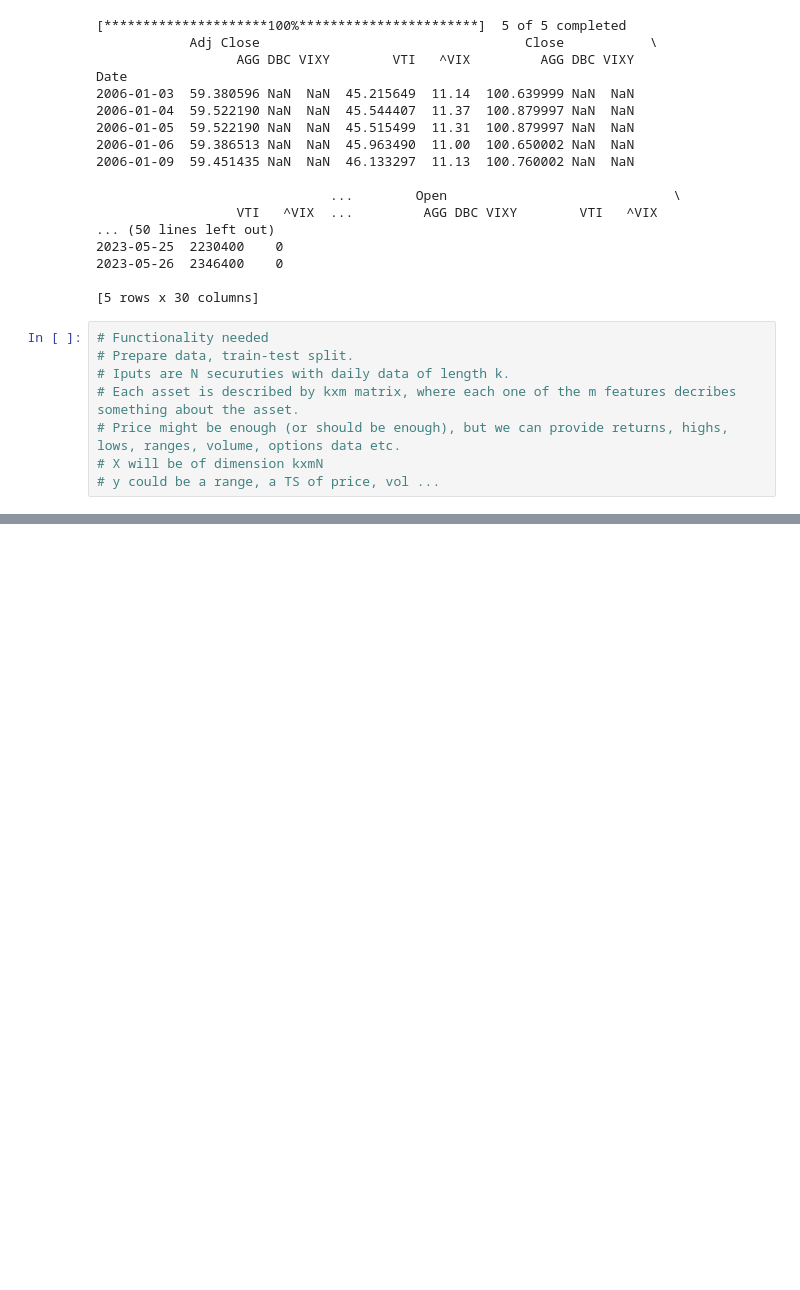
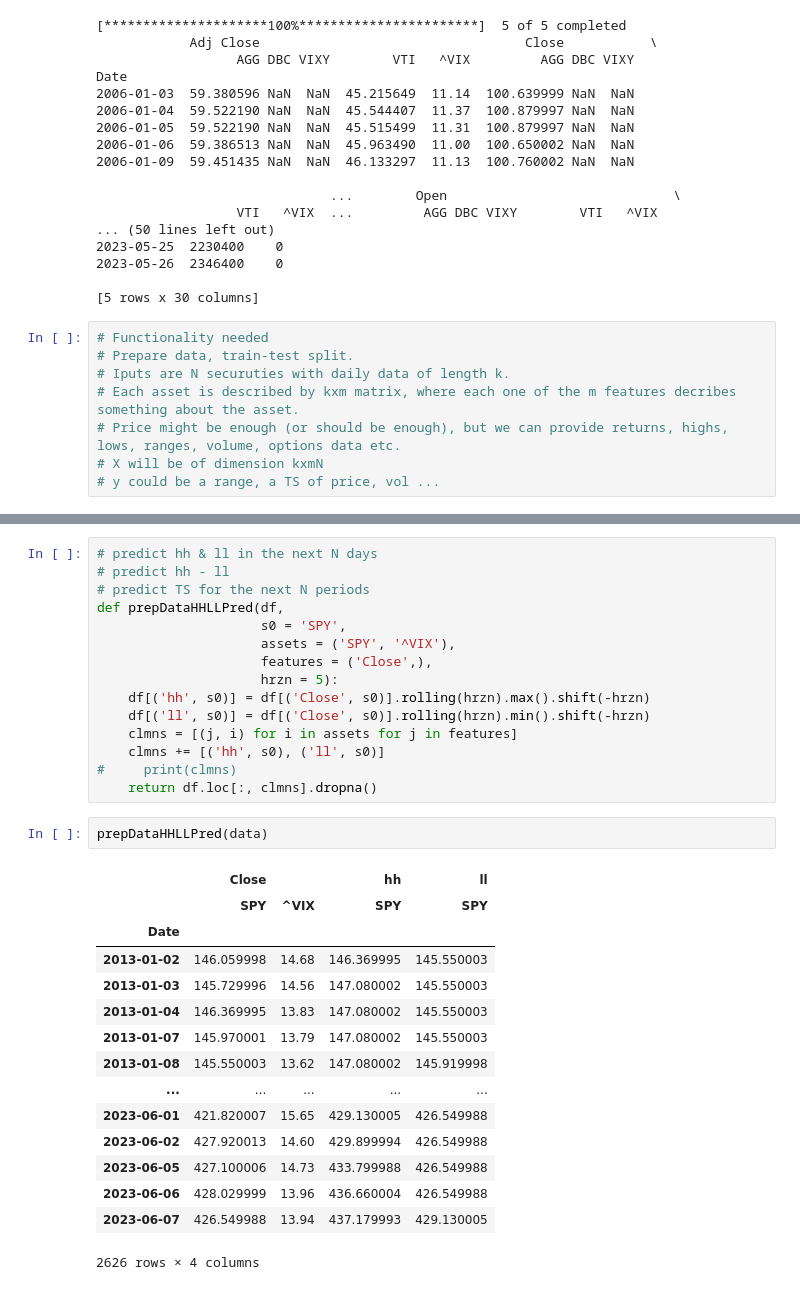
Before and after one commit to asalomatov/options, a Jupyter notebook: notebooks/jax.ipynb, the cells around one changed output, grey strips where cells are left out. Drawn from its saved outputs; the diff is of its cells as text; blank space fills up the shorter version.

```diff
--- a/notebooks/jax.ipynb
+++ b/notebooks/jax.ipynb
@@ -1264,0 +1288,33 @@ dtype: int64
+# %%
+# predict hh & ll in the next N days
+# predict hh - ll
+# predict TS for the next N periods
+def prepDataHHLLPred(df,
+                     s0 = 'SPY',
+                     assets = ('SPY', '^VIX'),
+                     features = ('Close',),
+                     hrzn = 5):
+    df[('hh', s0)] = df[('Close', s0)].rolling(hrzn).max().shift(-hrzn)
+    df[('ll', s0)] = df[('Close', s0)].rolling(hrzn).min().shift(-hrzn)
+    clmns = [(j, i) for i in assets for j in features]
+    clmns += [('hh', s0), ('ll', s0)]
+#     print(clmns)
+    return df.loc[:, clmns].dropna()
+# %%
+prepDataHHLLPred(data)
+# %% [output]
+|  | Close |  | hh | ll |
+|  | SPY | ^VIX | SPY | SPY |
+| Date |  |  |  |  |
+| 2013-01-02 | 146.059998 | 14.68 | 146.369995 | 145.550003 |
+| 2013-01-03 | 145.729996 | 14.56 | 147.080002 | 145.550003 |
+| 2013-01-04 | 146.369995 | 13.83 | 147.080002 | 145.550003 |
+| 2013-01-07 | 145.970001 | 13.79 | 147.080002 | 145.550003 |
+| 2013-01-08 | 145.550003 | 13.62 | 147.080002 | 145.919998 |
+| ... | ... | ... | ... | ... |
+| 2023-06-01 | 421.820007 | 15.65 | 429.130005 | 426.549988 |
+| 2023-06-02 | 427.920013 | 14.60 | 429.899994 | 426.549988 |
+| 2023-06-05 | 427.100006 | 14.73 | 433.799988 | 426.549988 |
+| 2023-06-06 | 428.029999 | 13.96 | 436.660004 | 426.549988 |
+| 2023-06-07 | 426.549988 | 13.94 | 437.179993 | 429.130005 |
+2626 rows × 4 columns
```
Also changed, not shown: parts of 10 cells of this notebook.
